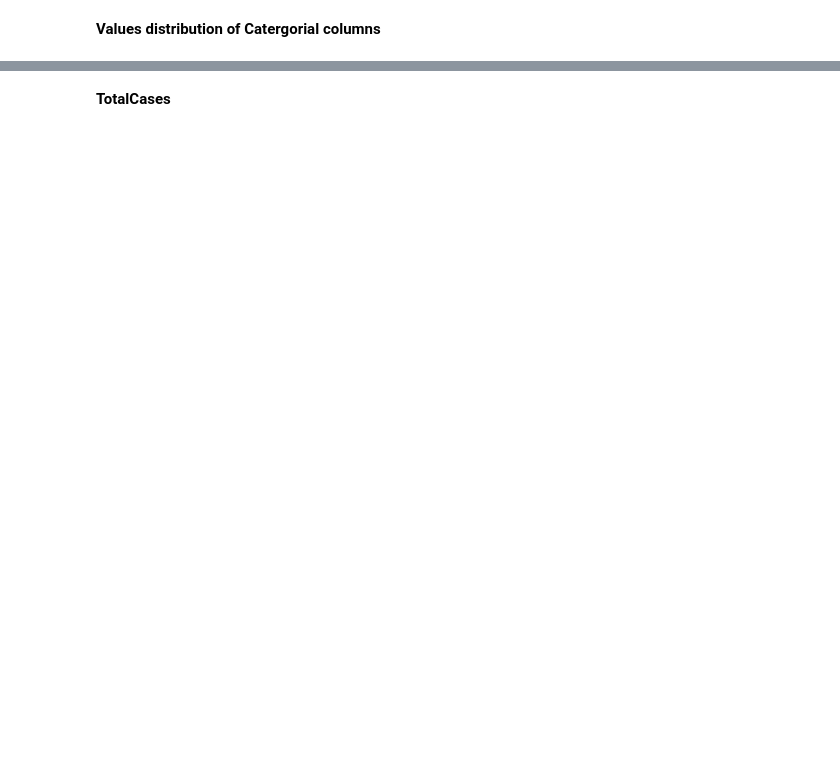
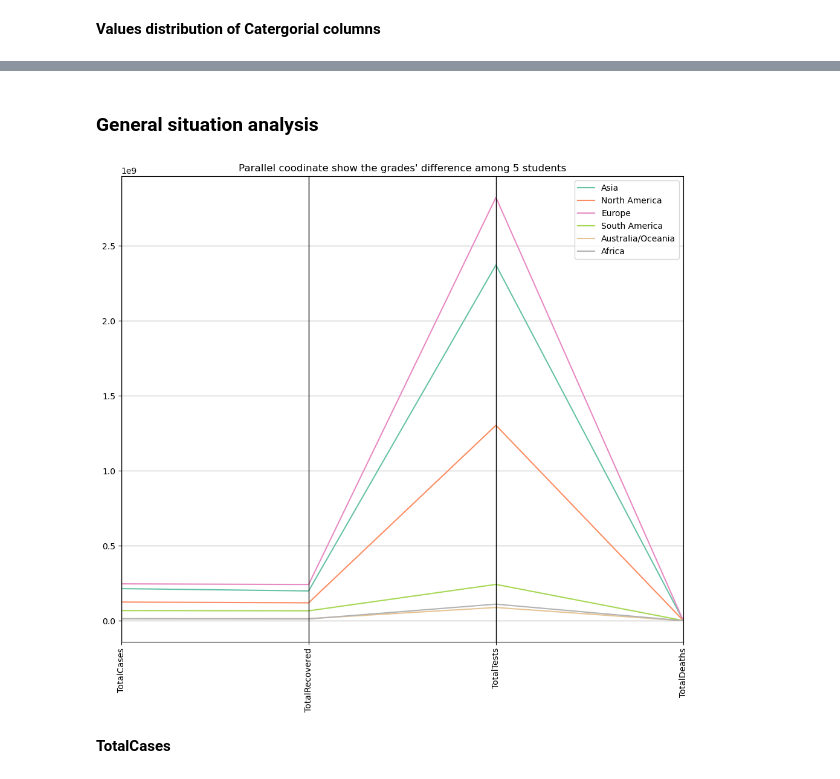
Before and after one commit to daongochoa2002/Lab1-Data-Visualization, a Jupyter notebook: Coronavirus Analysis.ipynb, the cells around one changed output, grey strips where cells are left out. Cells and saved outputs as stored; diff of their text form; code cells hidden in the pictures; blank space fills up the shorter version.

```diff
--- a/Coronavirus Analysis.ipynb
+++ b/Coronavirus Analysis.ipynb
@@ -515,2 +522,14 @@ As we think, a student would find the support from specialists when they have an
+# %% [markdown]
+### General situation analysis
+# %%
+df = continents_df[['Continent','TotalCases','TotalRecovered','TotalTests','TotalDeaths']]
+
+plt.figure(figsize=(12, 10))
+parallel_coordinates(df,'Continent', colormap=plt.get_cmap("Set2"))
+plt.title('Parallel coodinate show the grades\' difference among 5 students')
+plt.xticks(rotation=90)
+plt.show()
+# %% [output]
+[figure, added]
 # %% [markdown]
 **TotalCases**
```
Also changed, not shown: parts of 18 cells of this notebook.
